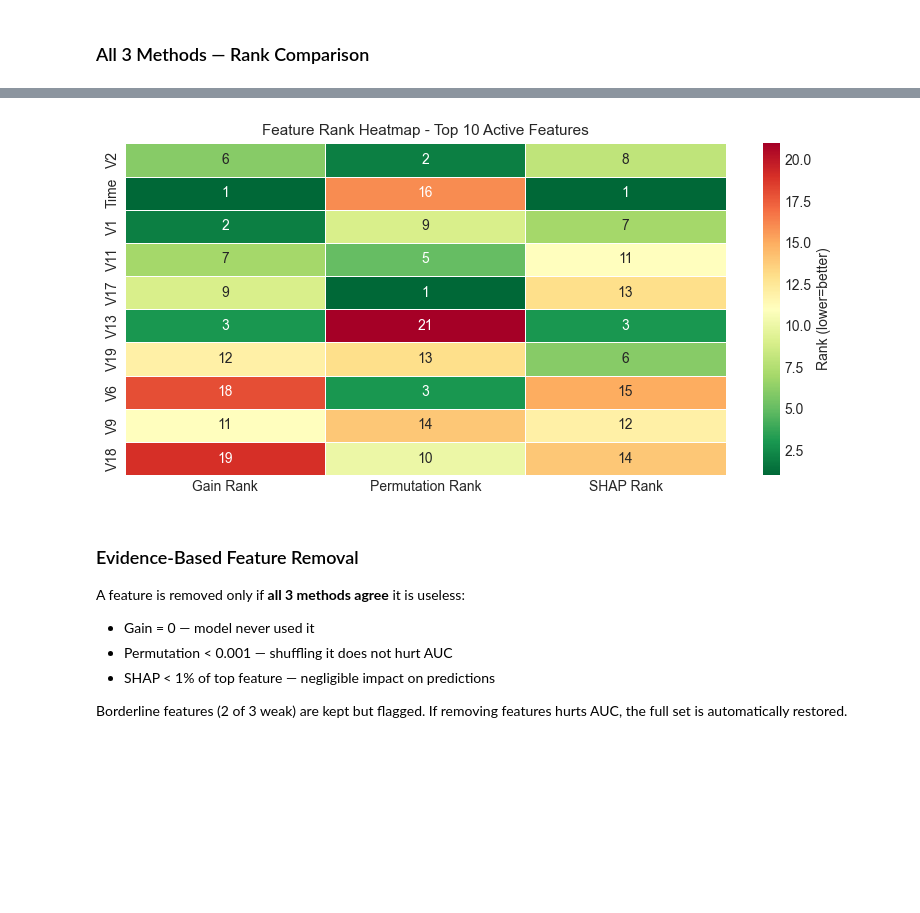
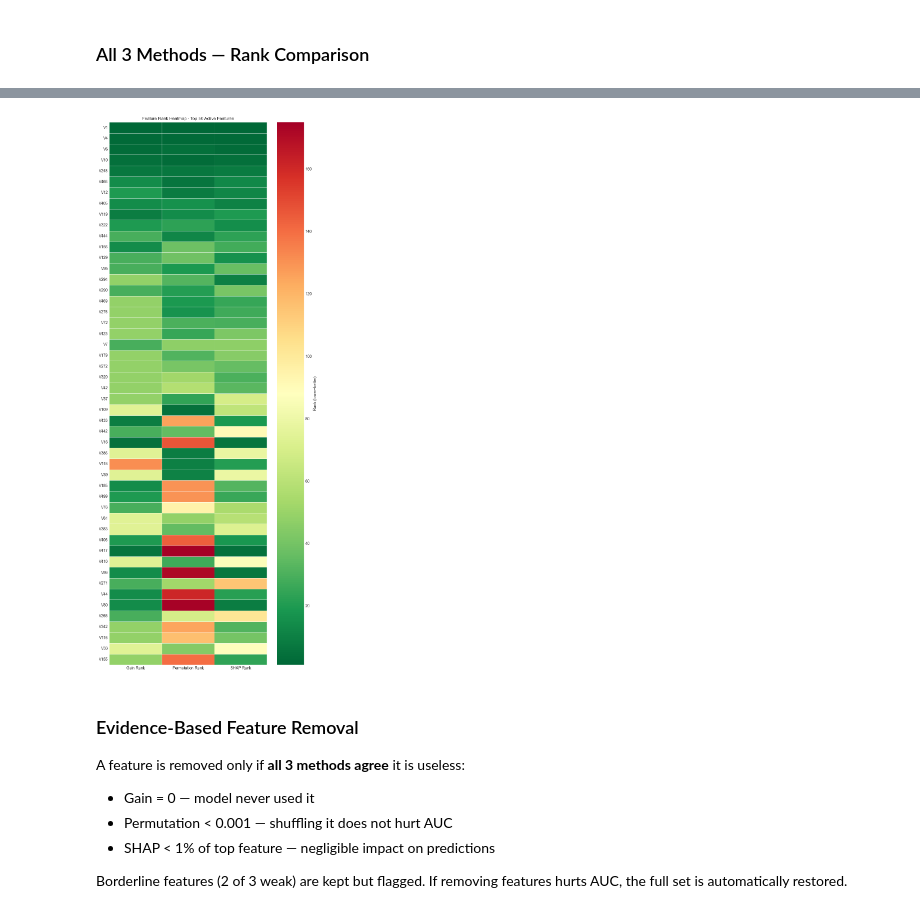
Before and after one commit to jorperez20/datas-science, a Jupyter notebook: lgbm_generic_lab_no_auprc.ipynb, the cells around one changed output, grey strips where cells are left out. Saved outputs shown, nothing was run; the diff lists cells and outputs as text; code cells hidden in the pictures; blank space fills up the shorter version.

```diff
--- a/lgbm_generic_lab_no_auprc.ipynb
+++ b/lgbm_generic_lab_no_auprc.ipynb
@@ -68,7 +68,7 @@ All imports successful
 ## Section 0 — ⚙️ Configuration
 ### 👉 THIS IS THE ONLY SECTION YOU NEED TO EDIT
 # %%
-DATASET_PATH   = "creditcard.csv"  # CSV, Excel or Parquet
+DATASET_PATH   = "fraud_500_features.csv"  # CSV, Excel or Parquet
 TARGET_COL     = "Class"             # binary target column
 DROP_COLS      = []                  # IDs, dates, leaky cols
 NEGATIVE_LABEL = "Not Fraud"         # class 0 label
@@ -752,10 +798,10 @@ plt.tight_layout(); plt.show()
 # %%
-_show  = min(_chart_top_n, n_active)
+_show  = min(_chart_top_n, len(_model_features))
 _fig_h = max(4, _show * 0.4)
 plt.figure(figsize=(12, _fig_h))
 shap.summary_plot(shap_values, X_shap_full, max_display=_show, show=False)
 plt.title(
-    f"SHAP Dot Chart (top {_show} of {n_features} features) | "
+    f"SHAP Dot Chart (top {_show} of {len(_model_features)} features) | "
     f"Red=high  Blue=low | "
     f"Right=toward {POSITIVE_LABEL}  Left=toward {NEGATIVE_LABEL}",
     fontsize=10
@@ -766,27 +812,41 @@ plt.tight_layout(); plt.show()
 # %% [markdown]
 ### All 3 Methods — Rank Comparison
 # %%
-fi_gain_active = fi_gain[active_features]
-rank_df = pd.DataFrame({
-    "Gain Rank"       : fi_gain_active.rank(ascending=False).astype(int),
-    "Permutation Rank": fi_perm_active["importance"].rank(ascending=False).astype(int),
-    "SHAP Rank"       : fi_shap_active.rank(ascending=False).astype(int),
-})
-rank_df["Mean Rank"] = rank_df.mean(axis=1)
-rank_df = rank_df.sort_values("Mean Rank")
-rank_df["Consensus"] = rank_df["Mean Rank"].apply(
-    lambda r: "Strong" if r <= n_active*0.2 else ("Good" if r <= n_active*0.5 else "Weak"))
+# Rank heatmap — align fi_gain to current importance_model's active features
+# fi_gain_es is always indexed to importance_model.feature_name_, so it is safe.
+_active_in_gain = [f for f in active_features if f in fi_gain_es.index]
+fi_gain_active  = fi_gain_es.loc[_active_in_gain]
 
-_show  = min(_chart_top_n, n_active)
-_fig_h = max(4, _show * 0.4)
-print(f"Top {_show} of {n_active} active features ranked across all 3 methods:")
-print(rank_df.head(_show).to_string())
+_active_in_perm = [f for f in _active_in_gain if f in fi_perm_active.index]
+_active_in_shap = [f for f in _active_in_gain if f in fi_shap_active.index]
 
-fig, ax = plt.subplots(figsize=(8, _fig_h))
-top_rank = rank_df.head(_show)[["Gain Rank","Permutation Rank","SHAP Rank"]]
-_annot = _show <= 40  # skip cell annotations if too many rows
-sns.heatmap(top_rank, annot=_annot, fmt="d", cmap="RdYlGn_r",
-            ax=ax, linewidths=0.5, cbar_kws={"label": "Rank (lower=better)"})
-ax.set_title(f"Feature Rank Heatmap - Top {_show} Active Features", fontsize=11)
-plt.tight_layout(); plt.show()
+# Intersect to only features present in ALL three methods
+_common = [f for f in _active_in_gain if f in _active_in_perm and f in _active_in_shap]
+
+if len(_common) == 0:
+    print("No features overlap across all 3 methods — skipping rank heatmap")
+else:
+    rank_df = pd.DataFrame({
+        "Gain Rank"       : fi_gain_active.loc[_common].rank(ascending=False).astype(int),
+        "Permutation Rank": fi_perm_active.loc[_common, "importance"].rank(ascending=False).astype(int),
+        "SHAP Rank"       : fi_shap_active.loc[_common].rank(ascending=False).astype(int),
+    })
+    rank_df["Mean Rank"] = rank_df.mean(axis=1)
+    rank_df = rank_df.sort_values("Mean Rank")
+    rank_df["Consensus"] = rank_df["Mean Rank"].apply(
+        lambda r: "Strong" if r <= len(_common)*0.2 else ("Good" if r <= len(_common)*0.5 else "Weak"))
+
+    _show  = min(_chart_top_n, len(_common))
+    _fig_h = max(4, _show * 0.4)
+    print(f"Top {_show} of {len(_common)} features ranked across all 3 methods:")
+    print(rank_df.head(_show).to_string())
+
+    fig, ax = plt.subplots(figsize=(8, _fig_h))
+    top_rank = rank_df.head(_show)[["Gain Rank","Permutation Rank","SHAP Rank"]]
+    _annot = _show <= 40
+    sns.heatmap(top_rank, annot=_annot, fmt="d", cmap="RdYlGn_r",
+                ax=ax, linewidths=0.5, cbar_kws={"label": "Rank (lower=better)"})
+    ax.set_title(f"Feature Rank Heatmap - Top {_show} Active Features", fontsize=11)
+    plt.tight_layout(); plt.show()
+    n_active = len(_common)   # update n_active so downstream cells are consistent
 # %% [output]
@@ -805,4 +870,4 @@ V18          19                10         14  14.333333      Good
-[figure, old version]
+[figure, new version]
 # %% [markdown]
 ### Evidence-Based Feature Removal
 
```
Also changed, not shown: parts of 33 cells of this notebook.
